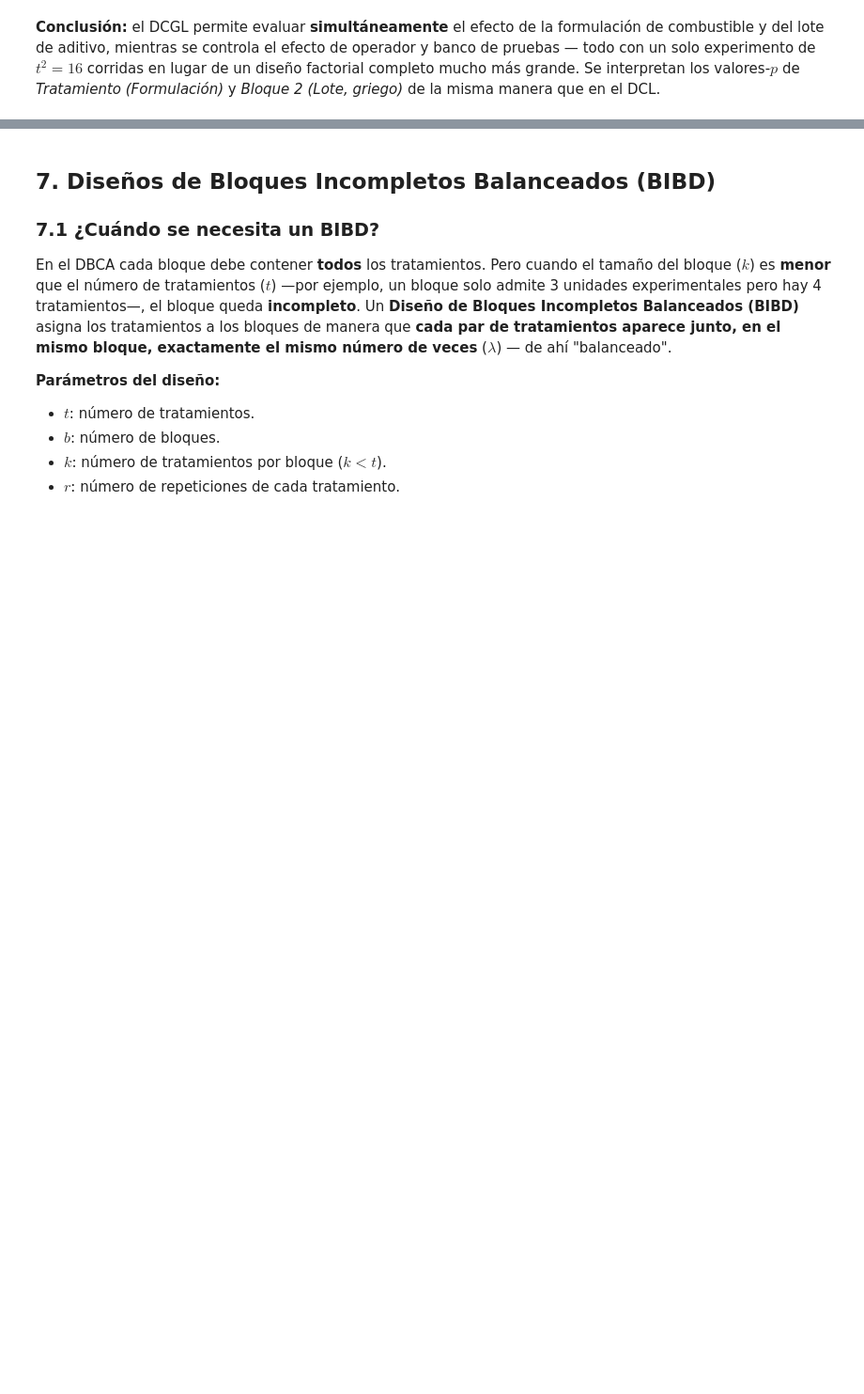
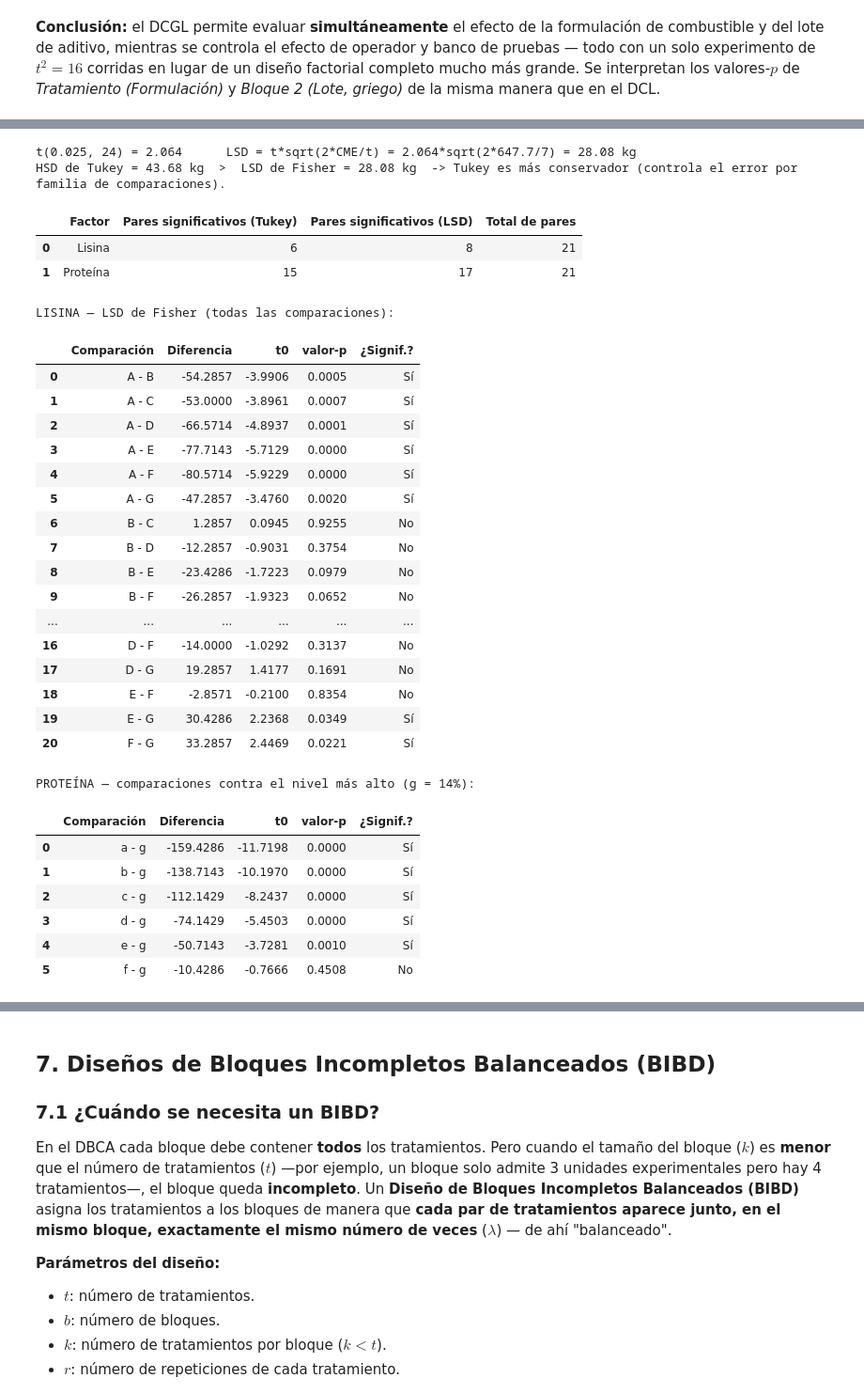
Before and after one commit to haroldstyven/DISE-20262P, a Jupyter notebook: DSE2026.ipynb, the cells around one changed output, grey strips where cells are left out. Shown at 94% size. Saved outputs shown, nothing was run; the diff lists cells and outputs as text; code cells hidden in the pictures; blank space fills up the shorter version.

```diff
--- a/DSE2026.ipynb
+++ b/DSE2026.ipynb
@@ -1004,0 +1222,19 @@ completo mucho más grande. Se interpretan los valores-$p$ de *Tratamiento (Form
+# %%
+# =====================================================================
+# Comparaciones multiples: prueba HSD de Tukey (alpha = 0.05)
+#   n = t = 7 observaciones por nivel;  gl del error = 24;  CME del DCGL
+# =====================================================================
+tukey_lis, hsd_lis, q_lis = tukey_hsd(medias_lisina.to_dict(), t_cuadro, gl_error, cme_leche)
+tukey_pro, hsd_pro, q_pro = tukey_hsd(medias_proteina.to_dict(), t_cuadro, gl_error, cme_leche)
+
+print(f"q(0.05; 7, {gl_error}) = {q_lis:.3f}      HSD = q*sqrt(CME/t) = "
+      f"{q_lis:.3f}*sqrt({cme_leche:.1f}/7) = {hsd_lis:.2f} kg")
+print("Dos medias difieren significativamente si |diferencia| > HSD.\n")
+
+print(f"LISINA — comparaciones significativas ({(tukey_lis['¿Signif.?'] == 'Sí').sum()} de "
+      f"{len(tukey_lis)}):")
+display(tukey_lis[tukey_lis["¿Signif.?"] == "Sí"].round(4).reset_index(drop=True))
+
+print(f"PROTEÍNA — comparaciones significativas ({(tukey_pro['¿Signif.?'] == 'Sí').sum()} de "
+      f"{len(tukey_pro)}):")
+display(tukey_pro[tukey_pro["¿Signif.?"] == "Sí"].round(4).reset_index(drop=True))
@@ -1004,0 +1270,59 @@ completo mucho más grande. Se interpretan los valores-$p$ de *Tratamiento (Form
+# %%
+# =====================================================================
+# Comparaciones multiples: prueba LSD de Fisher (alpha = 0.05)
+# =====================================================================
+lsd_lis, valor_lsd, t_lsd = fisher_lsd(medias_lisina.to_dict(), t_cuadro, gl_error, cme_leche)
+lsd_pro, _, _ = fisher_lsd(medias_proteina.to_dict(), t_cuadro, gl_error, cme_leche)
+
+print(f"t(0.025, {gl_error}) = {t_lsd:.3f}      LSD = t*sqrt(2*CME/t) = "
+      f"{t_lsd:.3f}*sqrt(2*{cme_leche:.1f}/7) = {valor_lsd:.2f} kg")
+print(f"HSD de Tukey = {hsd_lis:.2f} kg  >  LSD de Fisher = {valor_lsd:.2f} kg  "
+      "-> Tukey es más conservador (controla el error por familia de comparaciones).\n")
+
+comparacion = pd.DataFrame({
+    "Factor": ["Lisina", "Proteína"],
+    "Pares significativos (Tukey)": [(tukey_lis["¿Signif.?"] == "Sí").sum(),
+                                      (tukey_pro["¿Signif.?"] == "Sí").sum()],
+    "Pares significativos (LSD)": [(lsd_lis["¿Signif.?"] == "Sí").sum(),
+                                    (lsd_pro["¿Signif.?"] == "Sí").sum()],
+    "Total de pares": [len(tukey_lis), len(tukey_pro)],
+})
+display(comparacion)
+
+print("LISINA — LSD de Fisher (todas las comparaciones):")
+display(lsd_lis.round(4))
+
+print("PROTEÍNA — comparaciones contra el nivel más alto (g = 14%):")
+display(lsd_pro[lsd_pro["Comparación"].str.endswith("- g")].round(4).reset_index(drop=True))
+# %% [output]
+t(0.025, 24) = 2.064      LSD = t*sqrt(2*CME/t) = 2.064*sqrt(2*647.7/7) = 28.08 kg
+HSD de Tukey = 43.68 kg  >  LSD de Fisher = 28.08 kg  -> Tukey es más conservador (controla el error por familia de comparaciones).
+|  | Factor | Pares significativos (Tukey) | Pares significativos (LSD) | Total de pares |
+| 0 | Lisina | 6 | 8 | 21 |
+| 1 | Proteína | 15 | 17 | 21 |
+LISINA — LSD de Fisher (todas las comparaciones):
+|  | Comparación | Diferencia | t0 | valor-p | ¿Signif.? |
+| 0 | A - B | -54.2857 | -3.9906 | 0.0005 | Sí |
+| 1 | A - C | -53.0000 | -3.8961 | 0.0007 | Sí |
+| 2 | A - D | -66.5714 | -4.8937 | 0.0001 | Sí |
+| 3 | A - E | -77.7143 | -5.7129 | 0.0000 | Sí |
+| 4 | A - F | -80.5714 | -5.9229 | 0.0000 | Sí |
+| 5 | A - G | -47.2857 | -3.4760 | 0.0020 | Sí |
+| 6 | B - C | 1.2857 | 0.0945 | 0.9255 | No |
+| 7 | B - D | -12.2857 | -0.9031 | 0.3754 | No |
+| 8 | B - E | -23.4286 | -1.7223 | 0.0979 | No |
+| 9 | B - F | -26.2857 | -1.9323 | 0.0652 | No |
+| ... | ... | ... | ... | ... | ... |
+| 16 | D - F | -14.0000 | -1.0292 | 0.3137 | No |
+| 17 | D - G | 19.2857 | 1.4177 | 0.1691 | No |
+| 18 | E - F | -2.8571 | -0.2100 | 0.8354 | No |
+| 19 | E - G | 30.4286 | 2.2368 | 0.0349 | Sí |
+| 20 | F - G | 33.2857 | 2.4469 | 0.0221 | Sí |
+PROTEÍNA — comparaciones contra el nivel más alto (g = 14%):
+|  | Comparación | Diferencia | t0 | valor-p | ¿Signif.? |
+| 0 | a - g | -159.4286 | -11.7198 | 0.0000 | Sí |
+| 1 | b - g | -138.7143 | -10.1970 | 0.0000 | Sí |
+| 2 | c - g | -112.1429 | -8.2437 | 0.0000 | Sí |
+| 3 | d - g | -74.1429 | -5.4503 | 0.0000 | Sí |
+| 4 | e - g | -50.7143 | -3.7281 | 0.0010 | Sí |
+| 5 | f - g | -10.4286 | -0.7666 | 0.4508 | No |
```
Also changed, not shown: parts of 11 cells of this notebook.
